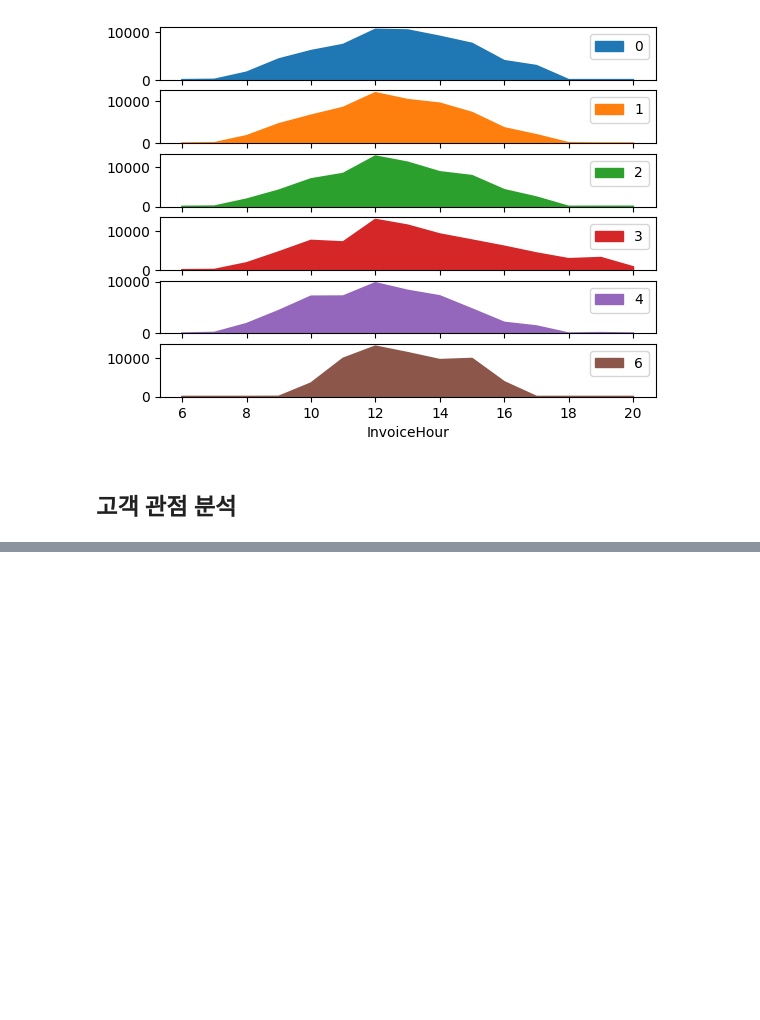
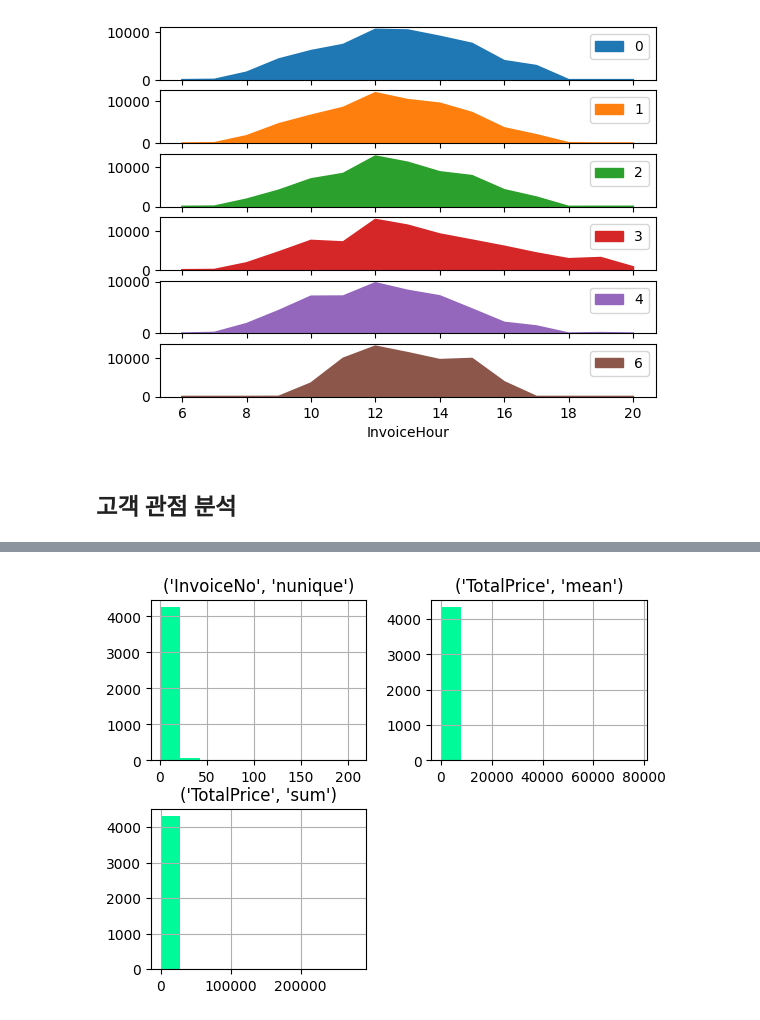
Before and after one commit to JINDOT/Data_Analysis_, a Jupyter notebook: Online_Retail.ipynb, the cells around one changed output, grey strips where cells are left out. Cells and saved outputs as stored; diff of their text form; code cells hidden in the pictures; blank space fills up the shorter version.

```diff
--- a/Online_Retail.ipynb
+++ b/Online_Retail.ipynb
@@ -986,0 +1023,5 @@ array([<Axes: xlabel='InvoiceHour'>, <Axes: xlabel='InvoiceHour'>,
+# %%
+# df_valid(유효고객, 유효주문)내 고객별(CustomerID) 구매(InvoiceNo) 빈도수를 구함
+# 고객별 구매 빈도수, 평균 구매 금액, 총 구매 금액
+cust_agg = df_valid.groupby('CustomerID').agg({'InvoiceNo':'nunique', 'TotalPrice':['mean','sum']})
+cust_agg
@@ -986,0 +1058,5 @@ array([<Axes: xlabel='InvoiceHour'>, <Axes: xlabel='InvoiceHour'>,
+# %%
+# 히스토그램
+cust_agg.hist(color='mediumspringgreen');
+# %% [output]
+[figure, added]
```
Also changed, not shown: parts of 15 cells of this notebook.
